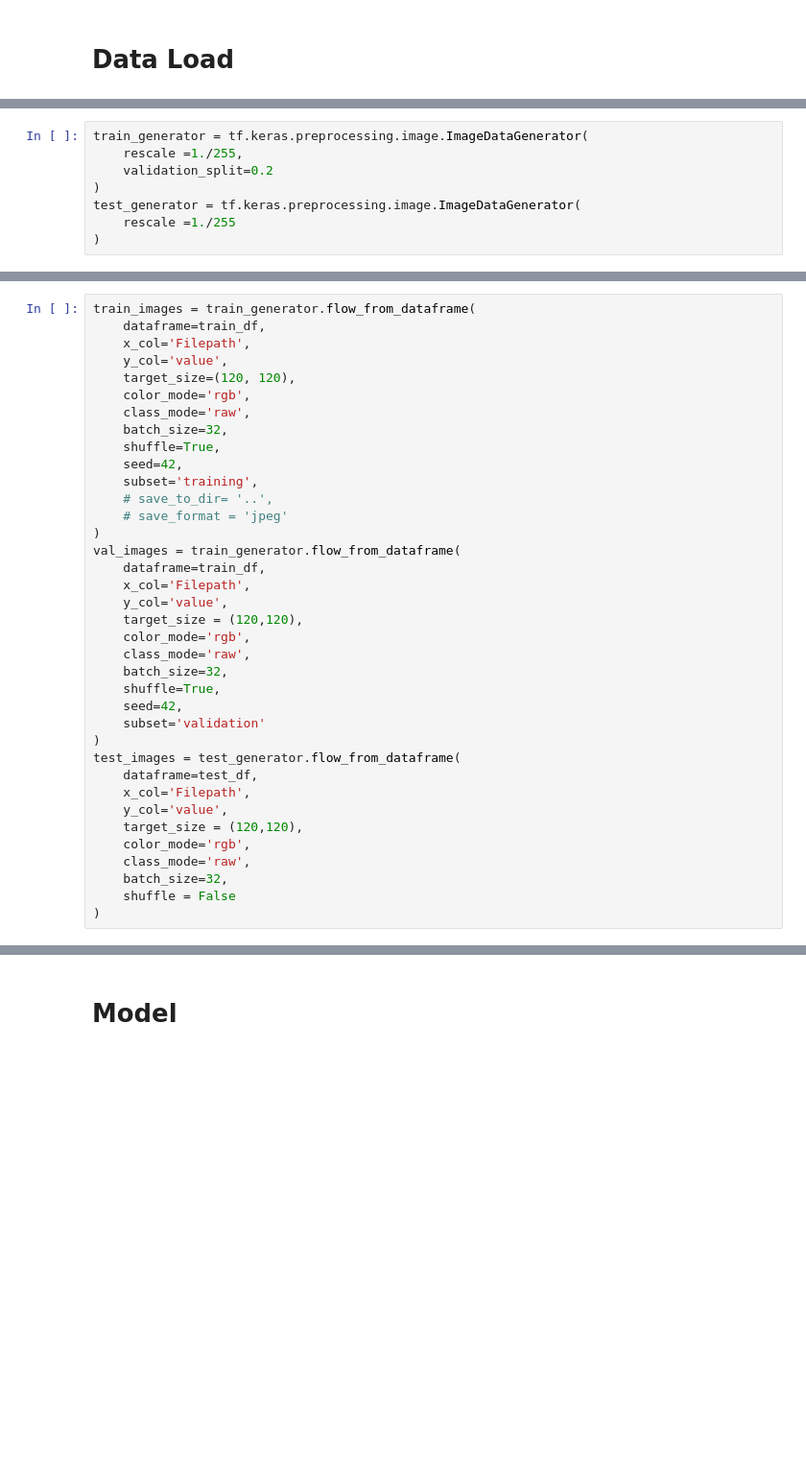
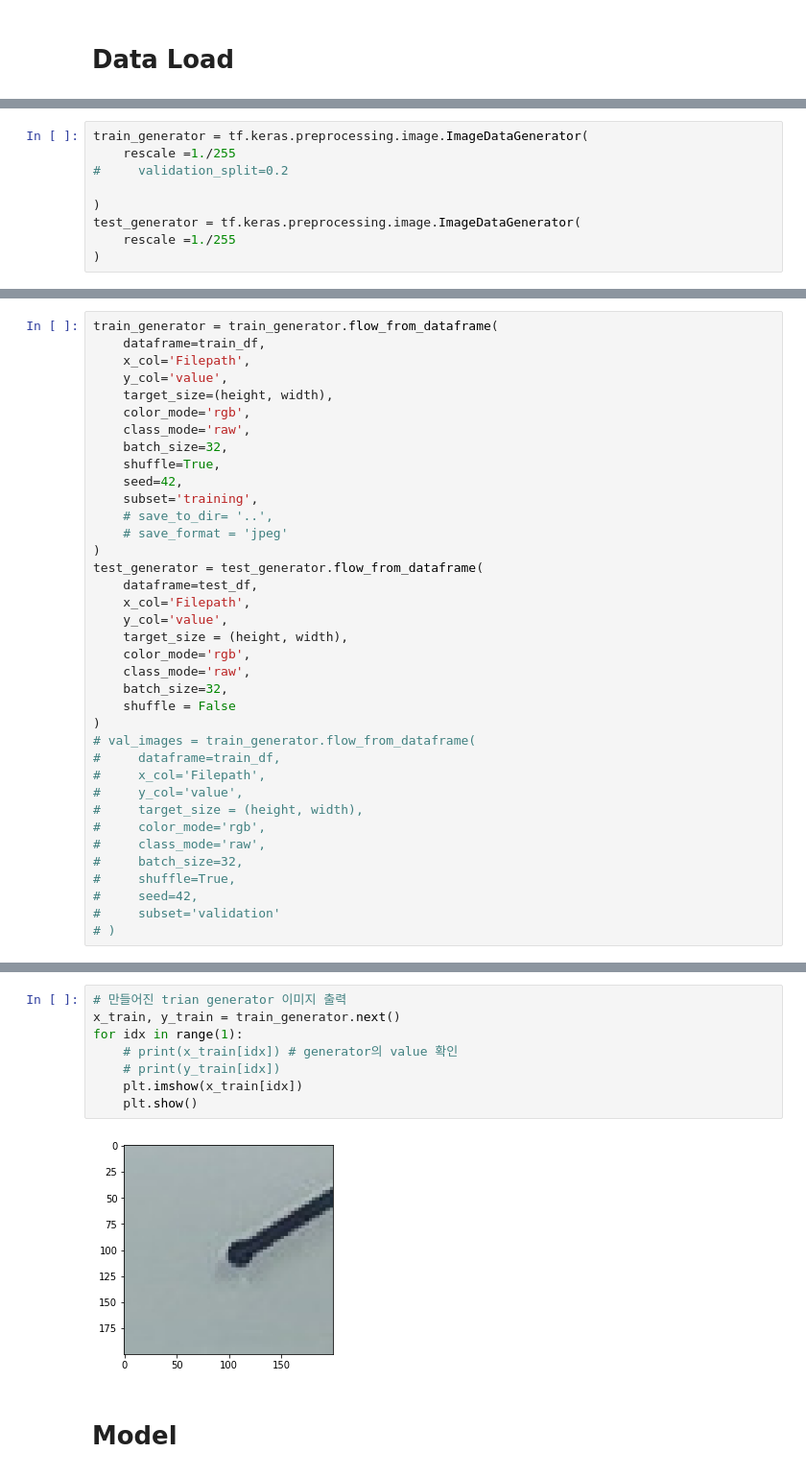
Before and after one commit to songyoungwoon/yolov5-analog_gauge, a Jupyter notebook: regrssion_baseline.ipynb, the cells around one changed output, grey strips where cells are left out. Shown: that part at 96% size. Saved outputs shown, nothing was run; the diff lists cells and outputs as text; blank space fills up the shorter version.

```diff
--- a/regrssion_baseline.ipynb
+++ b/regrssion_baseline.ipynb
@@ -77,7 +90,8 @@ print(test_images)
 # %%
 train_generator = tf.keras.preprocessing.image.ImageDataGenerator(
-    rescale =1./255,
-    validation_split=0.2
+    rescale =1./255
+#     validation_split=0.2
+
 )
 test_generator = tf.keras.preprocessing.image.ImageDataGenerator(
     rescale =1./255
@@ -93,9 +99,9 @@ test_generator = tf.keras.preprocessing.image.ImageDataGenerator(
 # %%
-train_images = train_generator.flow_from_dataframe(
+train_generator = train_generator.flow_from_dataframe(
     dataframe=train_df,
     x_col='Filepath',
     y_col='value',
-    target_size=(120, 120),
+    target_size=(height, width),
     color_mode='rgb',
     class_mode='raw',
     batch_size=32,
@@ -105,26 +111,26 @@ train_images = train_generator.flow_from_dataframe(
     # save_to_dir= '..',
     # save_format = 'jpeg'
 )
-val_images = train_generator.flow_from_dataframe(
-    dataframe=train_df,
-    x_col='Filepath',
-    y_col='value',
-    target_size = (120,120),
-    color_mode='rgb',
-    class_mode='raw',
-    batch_size=32,
-    shuffle=True,
-    seed=42,
-    subset='validation'
-)
-test_images = test_generator.flow_from_dataframe(
+test_generator = test_generator.flow_from_dataframe(
     dataframe=test_df,
     x_col='Filepath',
     y_col='value',
-    target_size = (120,120),
+    target_size = (height, width),
     color_mode='rgb',
     class_mode='raw',
     batch_size=32,
     shuffle = False
 )
+# val_images = train_generator.flow_from_dataframe(
+#     dataframe=train_df,
+#     x_col='Filepath',
+#     y_col='value',
+#     target_size = (height, width),
+#     color_mode='rgb',
+#     class_mode='raw',
+#     batch_size=32,
+#     shuffle=True,
+#     seed=42,
+#     subset='validation'
+# )
 # %% [output]
@@ -160,2 +139,12 @@ test_images = test_generator.flow_from_dataframe(
+# %%
+# 만들어진 trian generator 이미지 출력
+x_train, y_train = train_generator.next()
+for idx in range(1):
+    # print(x_train[idx]) # generator의 value 확인
+    # print(y_train[idx])
+    plt.imshow(x_train[idx])
+    plt.show()
+# %% [output]
+[figure, added]
 # %% [markdown]
 # Model
```
Also changed, not shown: parts of 28 cells of this notebook.
